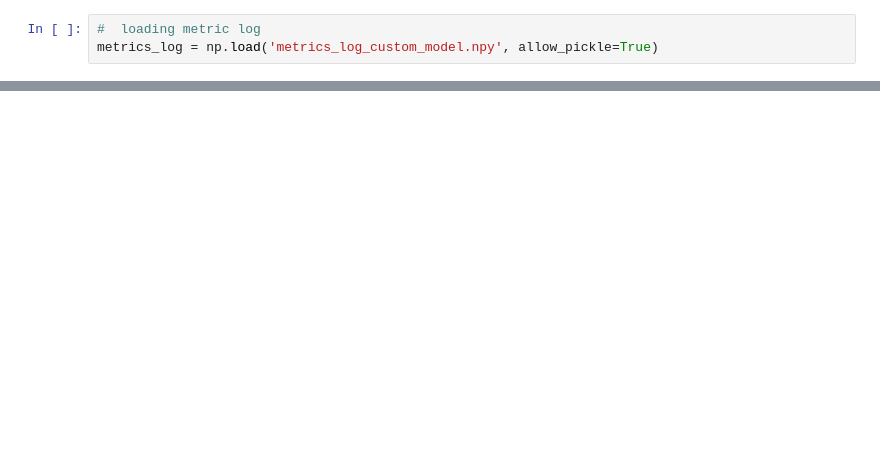
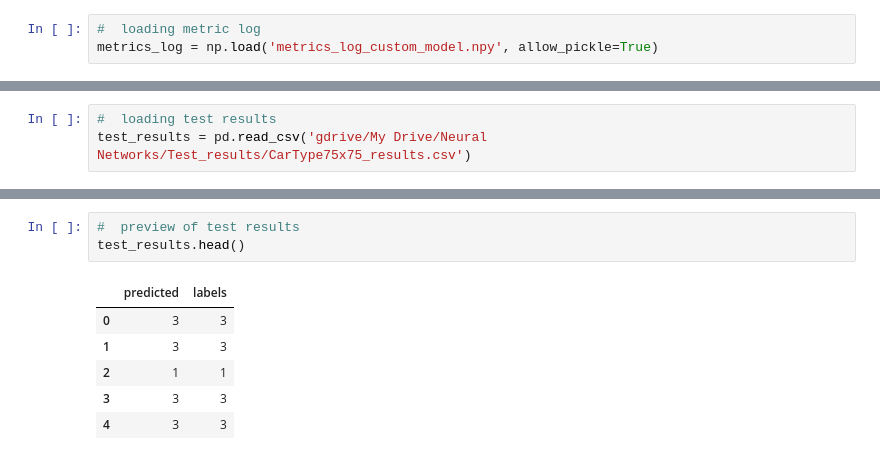
Before and after one commit to Oreolorun/Image-Recognition, a Jupyter notebook: CarTypeImageRegcognition.ipynb, the cells around one changed output, grey strips where cells are left out. Drawn from its saved outputs; the diff is of its cells as text; blank space fills up the shorter version.

```diff
--- a/CarTypeImageRegcognition.ipynb
+++ b/CarTypeImageRegcognition.ipynb
@@ -433,0 +353,3 @@ pd.read_csv('example.csv', header=None)
+# %%
+#  loading test results
+test_results = pd.read_csv('gdrive/My Drive/Neural Networks/Test_results/CarType75x75_results.csv')
@@ -433,0 +361,10 @@ pd.read_csv('example.csv', header=None)
+# %%
+#  preview of test results
+test_results.head()
+# %% [output]
+|  | predicted | labels |
+| 0 | 3 | 3 |
+| 1 | 3 | 3 |
+| 2 | 1 | 1 |
+| 3 | 3 | 3 |
+| 4 | 3 | 3 |
```
Also changed, not shown: parts of 33 cells of this notebook.
